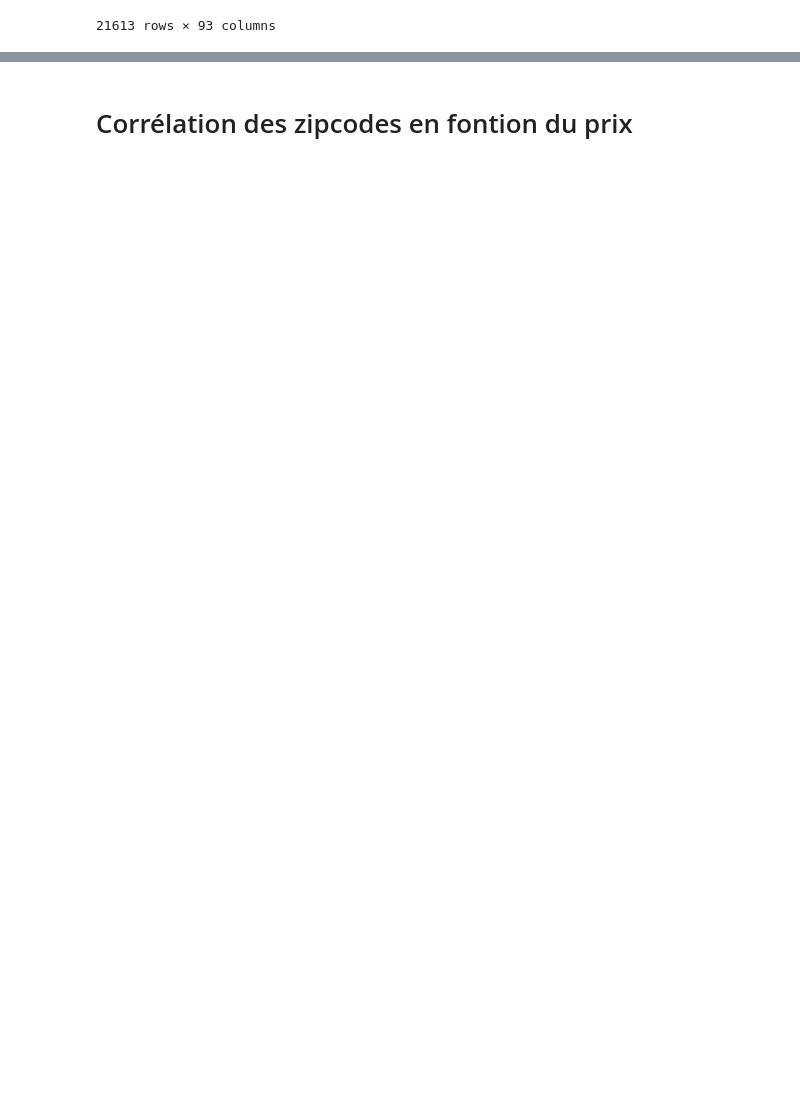
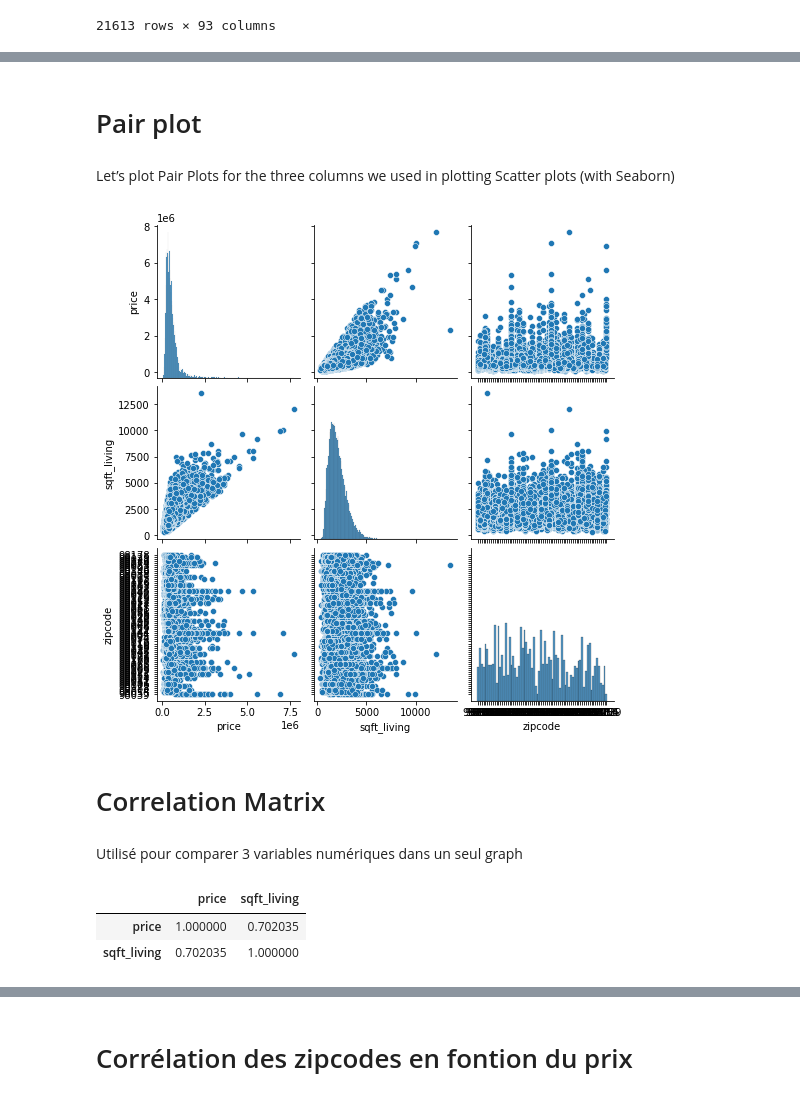
Before and after one commit to NinaNusb/Prediction_prix_maisons, a Jupyter notebook: data_cleaning_analysis.ipynb, the cells around one changed output, grey strips where cells are left out. Cells and saved outputs as stored; diff of their text form; code cells hidden in the pictures; blank space fills up the shorter version.

```diff
--- a/data_cleaning_analysis.ipynb
+++ b/data_cleaning_analysis.ipynb
@@ -181,0 +289,20 @@ df_house_zipcode
+# %% [markdown]
+# Pair plot
+# %% [markdown]
+Let’s plot Pair Plots for the three columns we used in plotting Scatter plots (with Seaborn)
+# %%
+sns.pairplot(data= df_house, vars=['price','sqft_living','zipcode'])
+plt.show()
+# %% [output]
+[figure, added]
+# %% [markdown]
+# Correlation Matrix
+# %% [markdown]
+Utilisé pour comparer 3 variables numériques dans un seul graph
+# %%
+#Création d'une matrix de corrélation avec price, zipcode, sqft_living comme lignes et colonnes
+df_house[['price', 'zipcode', 'sqft_living']].corr()
+# %% [output]
+|  | price | sqft_living |
+| price | 1.000000 | 0.702035 |
+| sqft_living | 0.702035 | 1.000000 |
```
Also changed, not shown: parts of 53 cells of this notebook, 2 other files.
